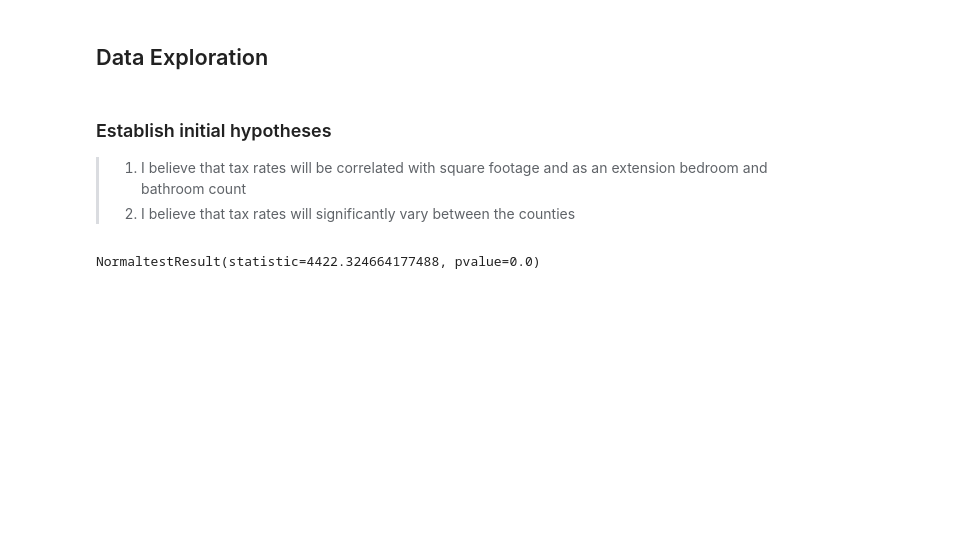
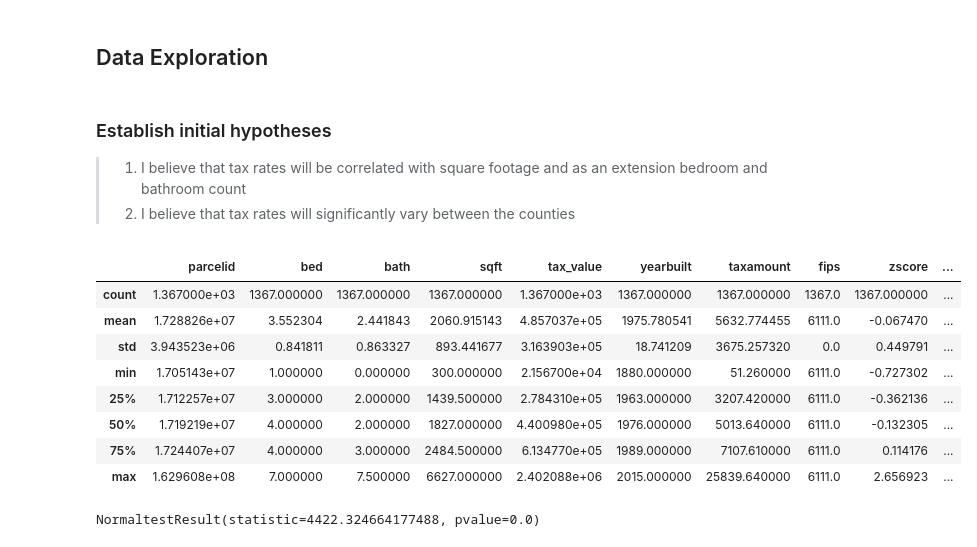
Before and after one commit to parkervoit/zillow-regression-project, a Jupyter notebook: Final_Notebook.ipynb, the cells around one changed output. Saved outputs shown, nothing was run; the diff lists cells and outputs as text; code cells hidden in the pictures; blank space fills up the shorter version.

```diff
--- a/Final_Notebook.ipynb
+++ b/Final_Notebook.ipynb
@@ -183,8 +186,19 @@ Data Dictionary:
 # %%
 # create dataframes seperated by county
 la_df = train[train['county'] == 'LA']
 orange_df = train[train['county'] == 'Orange']
 vent_df = train[train['county'] == 'Ventura']
+vent_df.describe()
+# %% [output]
+|  | parcelid | bed | bath | sqft | tax_value | yearbuilt | taxamount | fips | zscore | ... |
+| count | 1.367000e+03 | 1367.000000 | 1367.000000 | 1367.000000 | 1.367000e+03 | 1367.000000 | 1367.000000 | 1367.0 | 1367.000000 | ... |
+| mean | 1.728826e+07 | 3.552304 | 2.441843 | 2060.915143 | 4.857037e+05 | 1975.780541 | 5632.774455 | 6111.0 | -0.067470 | ... |
+| std | 3.943523e+06 | 0.841811 | 0.863327 | 893.441677 | 3.163903e+05 | 18.741209 | 3675.257320 | 0.0 | 0.449791 | ... |
+| min | 1.705143e+07 | 1.000000 | 0.000000 | 300.000000 | 2.156700e+04 | 1880.000000 | 51.260000 | 6111.0 | -0.727302 | ... |
+| 25% | 1.712257e+07 | 3.000000 | 2.000000 | 1439.500000 | 2.784310e+05 | 1963.000000 | 3207.420000 | 6111.0 | -0.362136 | ... |
+| 50% | 1.719219e+07 | 4.000000 | 2.000000 | 1827.000000 | 4.400980e+05 | 1976.000000 | 5013.640000 | 6111.0 | -0.132305 | ... |
+| 75% | 1.724407e+07 | 4.000000 | 3.000000 | 2484.500000 | 6.134770e+05 | 1989.000000 | 7107.610000 | 6111.0 | 0.114176 | ... |
+| max | 1.629608e+08 | 7.000000 | 7.500000 | 6627.000000 | 2.402088e+06 | 2015.000000 | 25839.640000 | 6111.0 | 2.656923 | ... |
 # %%
 stats.normaltest(la_df['tax_value'])
 # %% [output]
```
Also changed, not shown: parts of 9 cells of this notebook, 5 other files.
